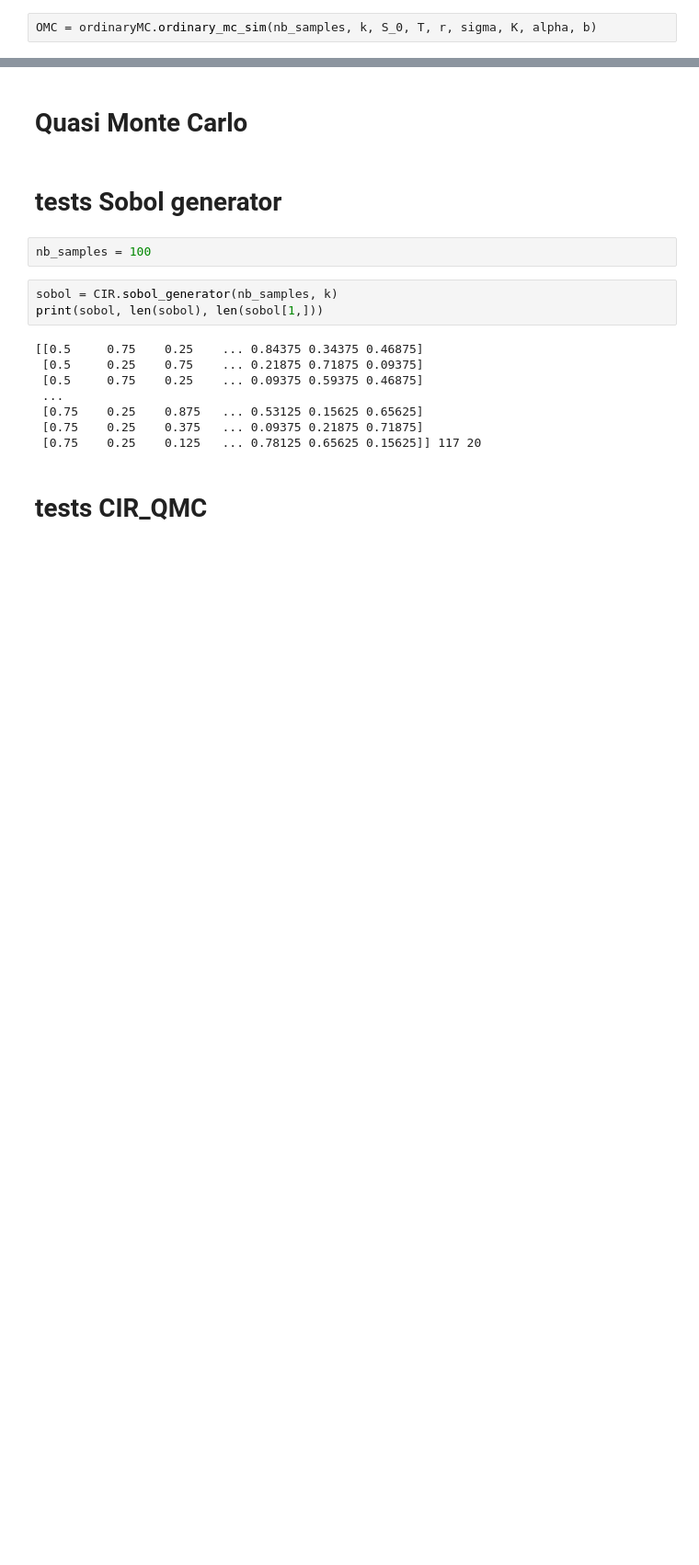
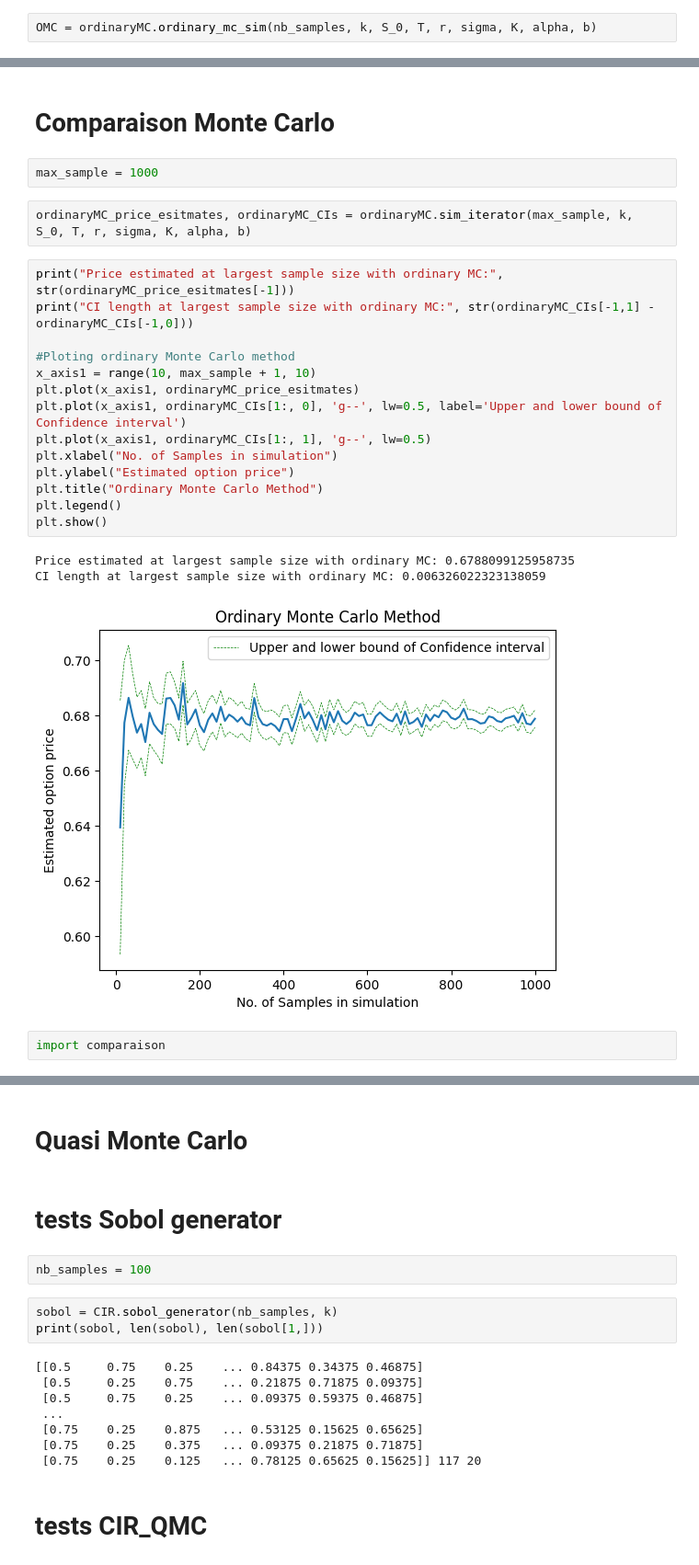
Before and after one commit to Thomasaujoux/Monte_Carlo_Option_Pricing, a Jupyter notebook: main.ipynb, the cells around one changed output, grey strips where cells are left out. Shown at 92% size. Drawn from its saved outputs; the diff is of its cells as text; blank space fills up the shorter version.

```diff
--- a/main.ipynb
+++ b/main.ipynb
@@ -87,0 +84,26 @@ array([0.67975599, 0.68021094, 0.68069495, 0.67429381, 0.67011416,
+# %% [markdown]
+# Comparaison Monte Carlo
+# %%
+max_sample = 1000
+# %%
+ordinaryMC_price_esitmates, ordinaryMC_CIs = ordinaryMC.sim_iterator(max_sample, k, S_0, T, r, sigma, K, alpha, b)
+# %%
+print("Price estimated at largest sample size with ordinary MC:", str(ordinaryMC_price_esitmates[-1]))
+print("CI length at largest sample size with ordinary MC:", str(ordinaryMC_CIs[-1,1] - ordinaryMC_CIs[-1,0]))
+
+#Ploting ordinary Monte Carlo method
+x_axis1 = range(10, max_sample + 1, 10)
+plt.plot(x_axis1, ordinaryMC_price_esitmates)
+plt.plot(x_axis1, ordinaryMC_CIs[1:, 0], 'g--', lw=0.5, label='Upper and lower bound of Confidence interval')
+plt.plot(x_axis1, ordinaryMC_CIs[1:, 1], 'g--', lw=0.5)
+plt.xlabel("No. of Samples in simulation")
+plt.ylabel("Estimated option price")
+plt.title("Ordinary Monte Carlo Method")
+plt.legend()
+plt.show()
+# %% [output]
+Price estimated at largest sample size with ordinary MC: 0.6788099125958735
+CI length at largest sample size with ordinary MC: 0.006326022323138059
+[figure, added]
+# %%
+import comparaison
```
Also changed, not shown: parts of 27 cells of this notebook, 3 other files.
